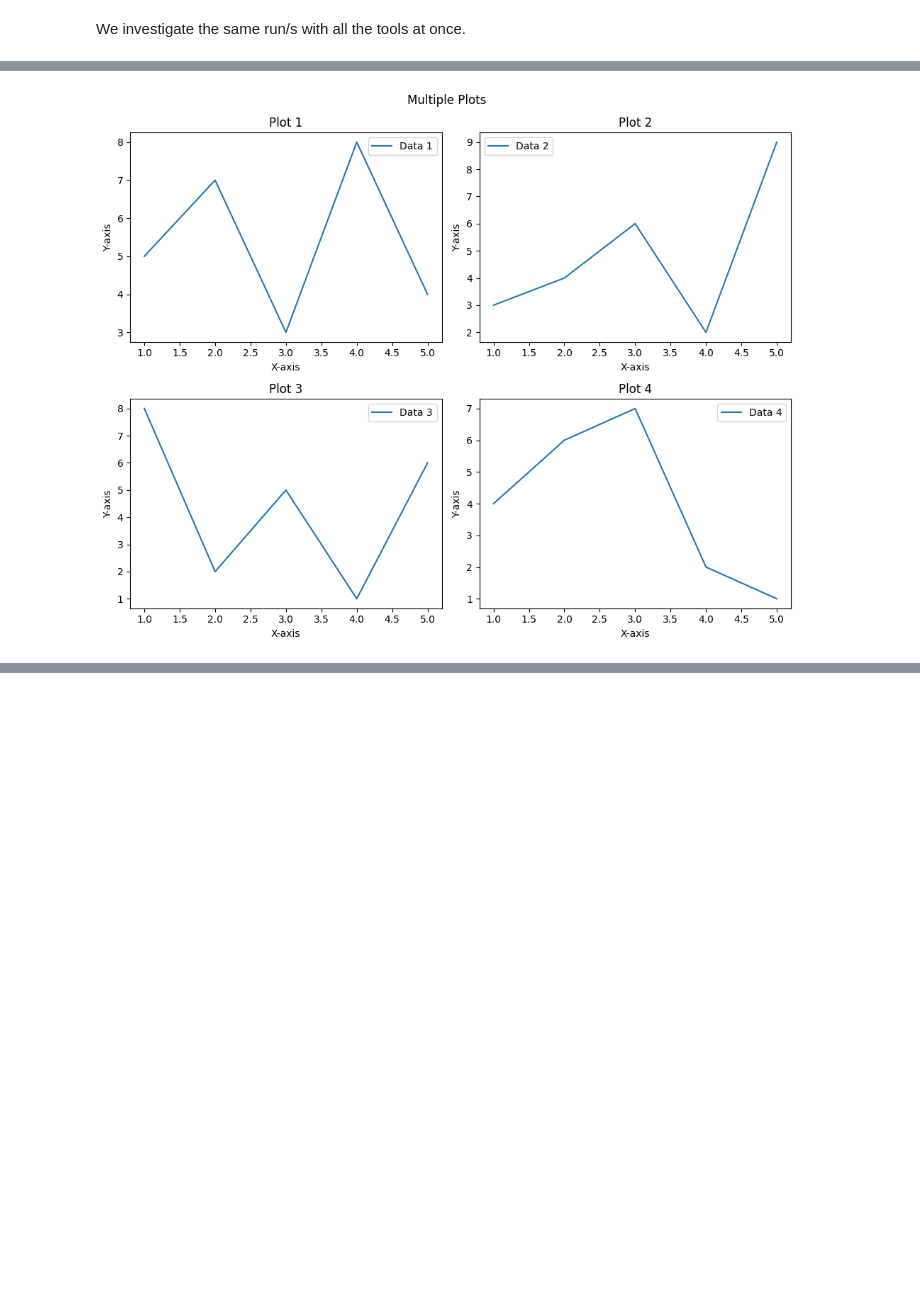
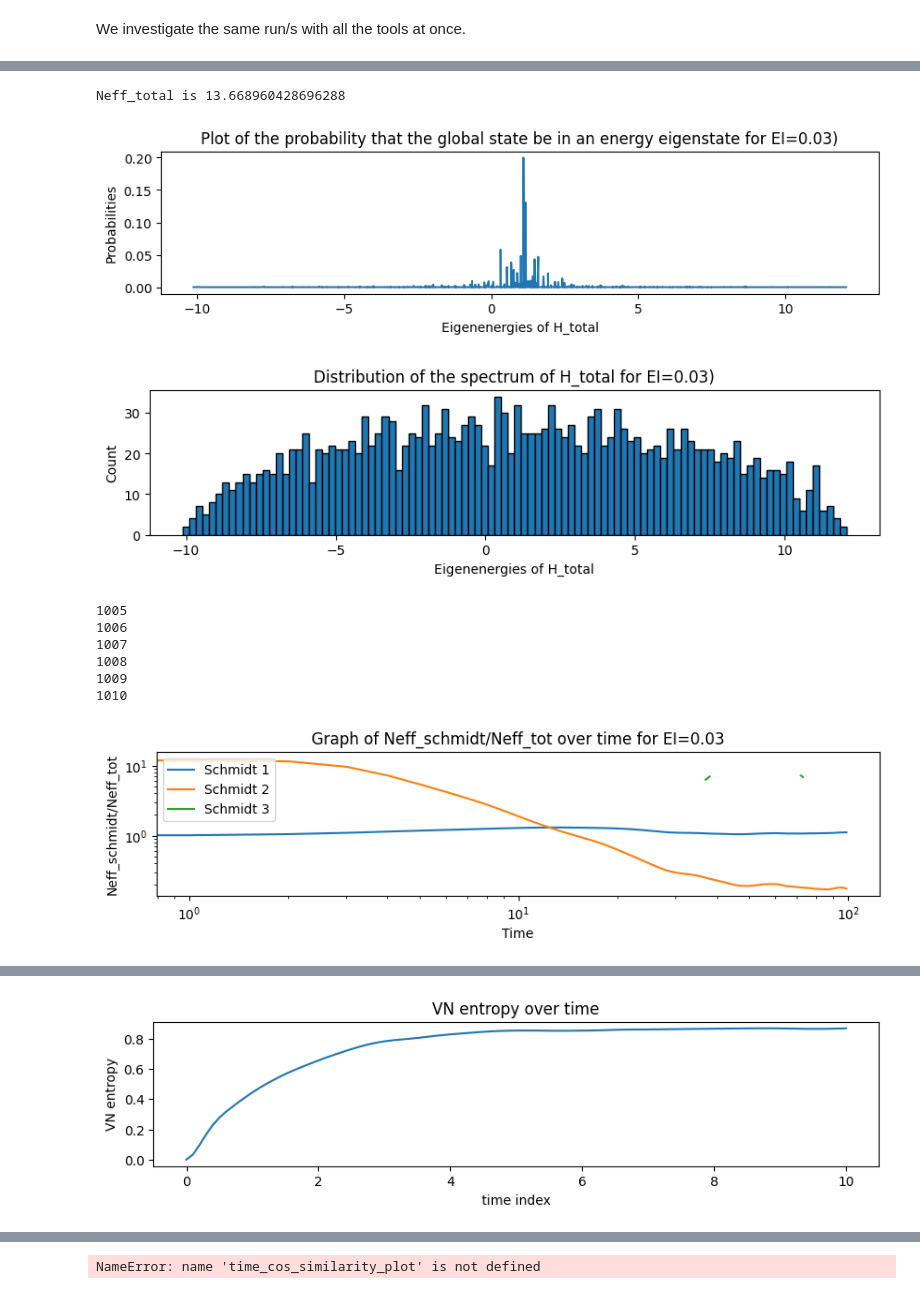
Before and after one commit to MarinAndreGirard/Quantum_Branching, a Jupyter notebook: All_at_once.ipynb, the cells around one changed output, grey strips where cells are left out. Saved outputs shown, nothing was run; the diff lists cells and outputs as text; code cells hidden in the pictures; blank space fills up the shorter version.

Commit message:
Work on All_at_once

```diff
--- a/All_at_once.ipynb
+++ b/All_at_once.ipynb
@@ -100,9 +103,12 @@ def make_gif_distribs2(EI,w):
     ani.save(f'Gifs/distrib_schmidt2_over_energy_spectrum_EI_{EI}_w_{w}.gif', writer='pillow')
 # %%
 
-def all_at_once(result,tlist,EI,w):
+def all_at_once(result,H_total,tlist,EI,w):
     eigenenergies_total, eigenstates_total = H_total.eigenstates()
 
+    #note: could make a lot more efficient by redefinig the functions to take things calculated before, to avoid doing the same thing multiple times
+
+    #=============make gifs
     make_gif_distribs1s2(EI,w)
 
     # Replace 'path_to_your_gif.gif' with the path to your GIF file
@@ -113,6 +119,36 @@ def all_at_once(result,tlist,EI,w):
 
     # Display the GIF
     display(HTML(html_code))
+
+    #=============make spectrum
+    plot_e_spectrum(H_total,result,EI)
+
+    #=============make Neff
+
+    plot_Neff_schmidt_Neff_tot(H_total,result,tlist,EI)
+
+    #=============make schmidt value over time
+
+    plot_schmidt_value_time(result,tlist)
+
+    #=============make VN
+    plot_VN(result,tlist)
+
+    #=============make overlap
+    plot_p_overlap_graph(tlist,result,H_total,w,EI)
+
+    #=============make interference
+    interference_plot(result,H_total,tlist,start_num=1005,end_num=1010)
+
+    #=============make similarities
+    s1_list,s2_list=probs_schmidt_in_energy_eigenstates(result,eigenenergies_total,eigenstates_total,tlist,EI,w)
+
+    cos_similarity_btw_s1_s2_plot(s1_list,s2_list,tlist)
+
+    metric_similarity_btw_s1_s2_plot(s1_list,s2_list,tlist)
+
+    time_cos_similarity_plot(result,tlist)
+
 
     # Data for plotting
     x = [1, 2, 3, 4, 5]
@@ -168,7 +204,16 @@ w=0.3
 result, tlist, H_q, H_system_2, H_system_1_ext, H_system_2_ext, H_interaction, H_total, ket_0, ket_1, initial_state_system_2 = generate_result(d1,d2,w, E_spacing, Int_strength, tmax, ind_nb,0)
 eigenenergies_total, eigenstates_total = H_total.eigenstates()
 # %%
-all_at_once(result,tlist,EI,w)
+all_at_once(result,H_total,tlist,EI,w)
 # %% [output]
 [interactive output not drawn]
+Neff_total is 13.668960428696288
-[figure, old version]
+[figure, new version]
+[figure, added]
+1005
+1006
+1007
+1008
+1009
+1010
+[figure, added]
@@ -174,0 +221 @@ all_at_once(result,tlist,EI,w)
+[figure, added]
@@ -174,0 +224 @@ all_at_once(result,tlist,EI,w)
+NameError: name 'time_cos_similarity_plot' is not defined
```
Also changed, not shown: parts of 3 cells of this notebook, 8 other files.
